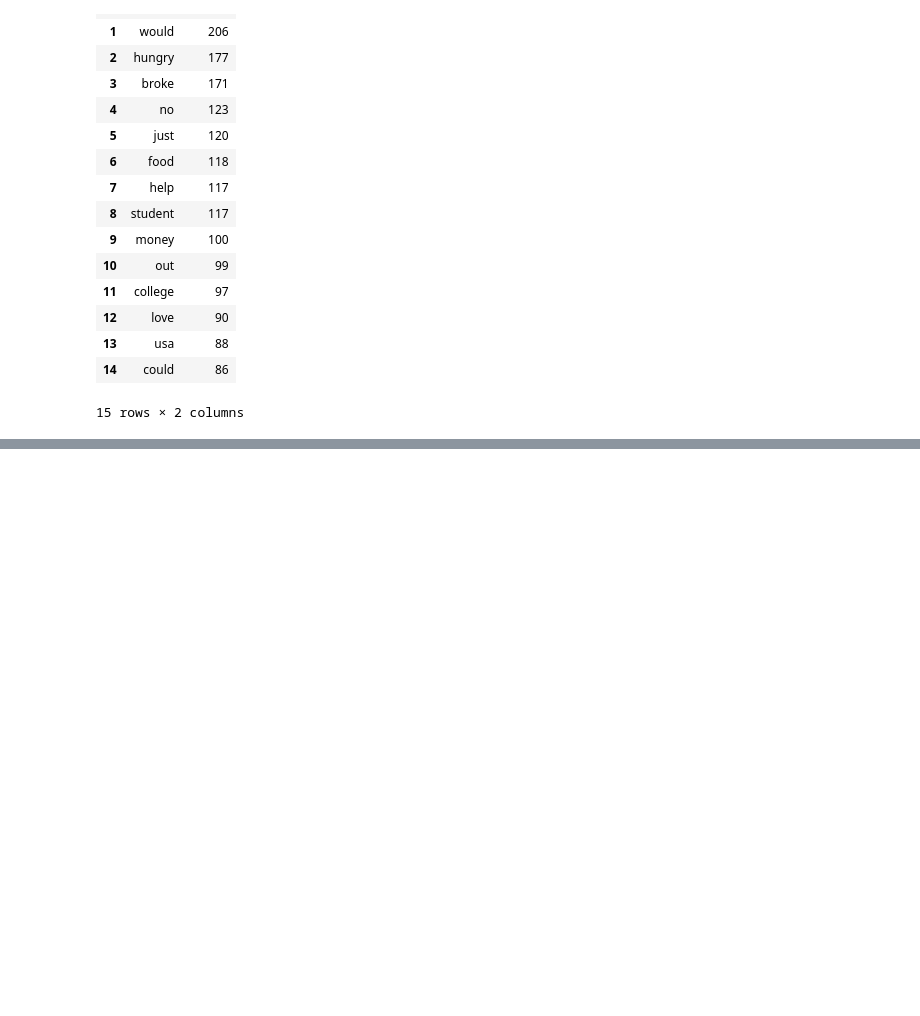
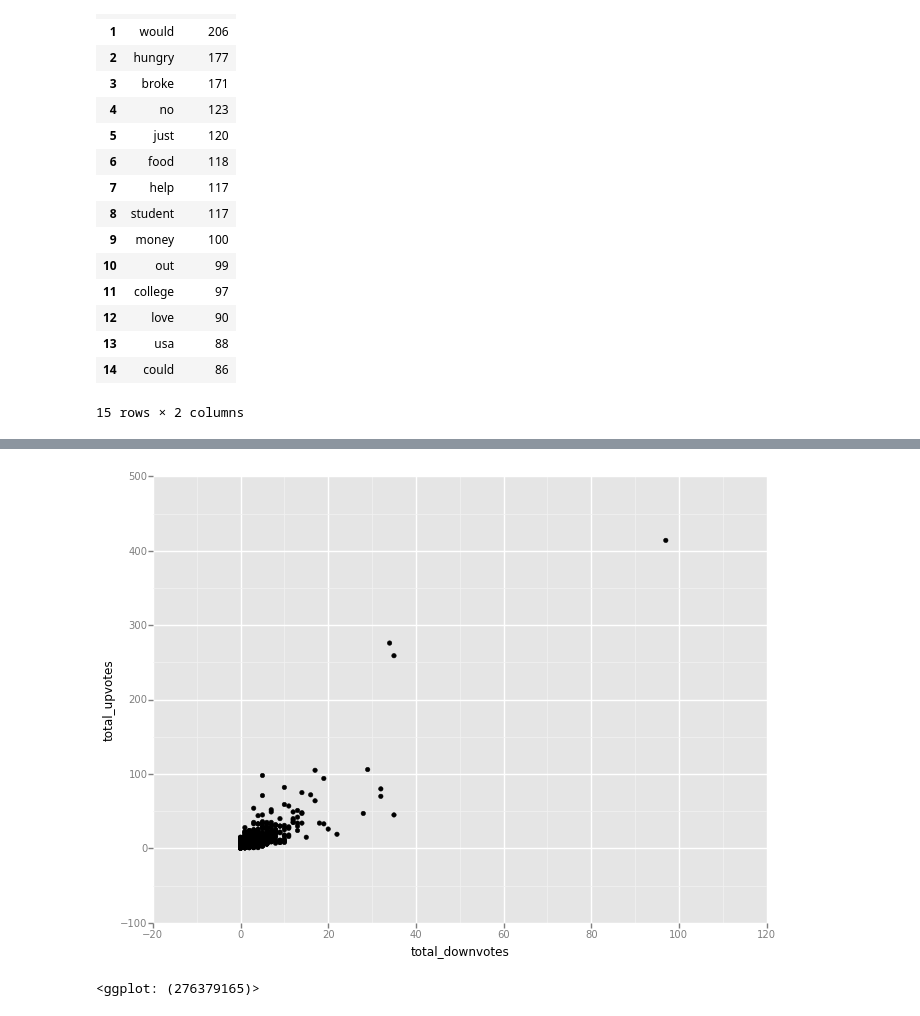
Before and after one commit to asbhat/data-science-class, a Jupyter notebook: data-processing-assignment/pizza_request_dataset/1.9 Data Processing.ipynb, the cells around one changed output, grey strips where cells are left out. Saved outputs shown, nothing was run; the diff lists cells and outputs as text; code cells hidden in the pictures; blank space fills up the shorter version.

Commit message:
vote graphs

```diff
--- a/data-processing-assignment/pizza_request_dataset/1.9 Data Processing.ipynb
+++ b/data-processing-assignment/pizza_request_dataset/1.9 Data Processing.ipynb
@@ -246,0 +343,10 @@ ggplot(pdTopSuccessTitleWords, aes(x='words', weight='counts')) + geom_bar() + x
+# %%
+pdVoteData = pd.DataFrame()
+pdVoteData['total_downvotes'] = pdData['number_of_downvotes_of_request_at_retrieval']
+pdVoteData['total_upvotes'] = pdData['number_of_upvotes_of_request_at_retrieval']
+pdVoteData['total_up_minus_down'] = pdVoteData['total_upvotes'] - pdVoteData['total_downvotes']
+pdVoteData['success'] = pdData['requester_received_pizza']
+pdVoteData['success_downvotes'] = pdVoteData['success'] * pdVoteData['total_downvotes']
+pdVoteData['success_upvotes'] = pdVoteData['success'] * pdVoteData['total_upvotes']
+pdVoteData['unsuccess_downvotes'] = pdVoteData['total_downvotes'] - pdVoteData['success_downvotes']
+pdVoteData['unsuccess_upvotes'] = pdVoteData['total_upvotes'] - pdVoteData['success_upvotes']
@@ -246,0 +374,5 @@ ggplot(pdTopSuccessTitleWords, aes(x='words', weight='counts')) + geom_bar() + x
+# %%
+ggplot(pdVoteData[pdVoteData['success']], aes(x='total_downvotes', y='total_upvotes')) + geom_point()
+# %% [output]
+[figure, added]
+<ggplot: (276379165)>
```
Also changed, not shown: parts of 17 cells of this notebook.
